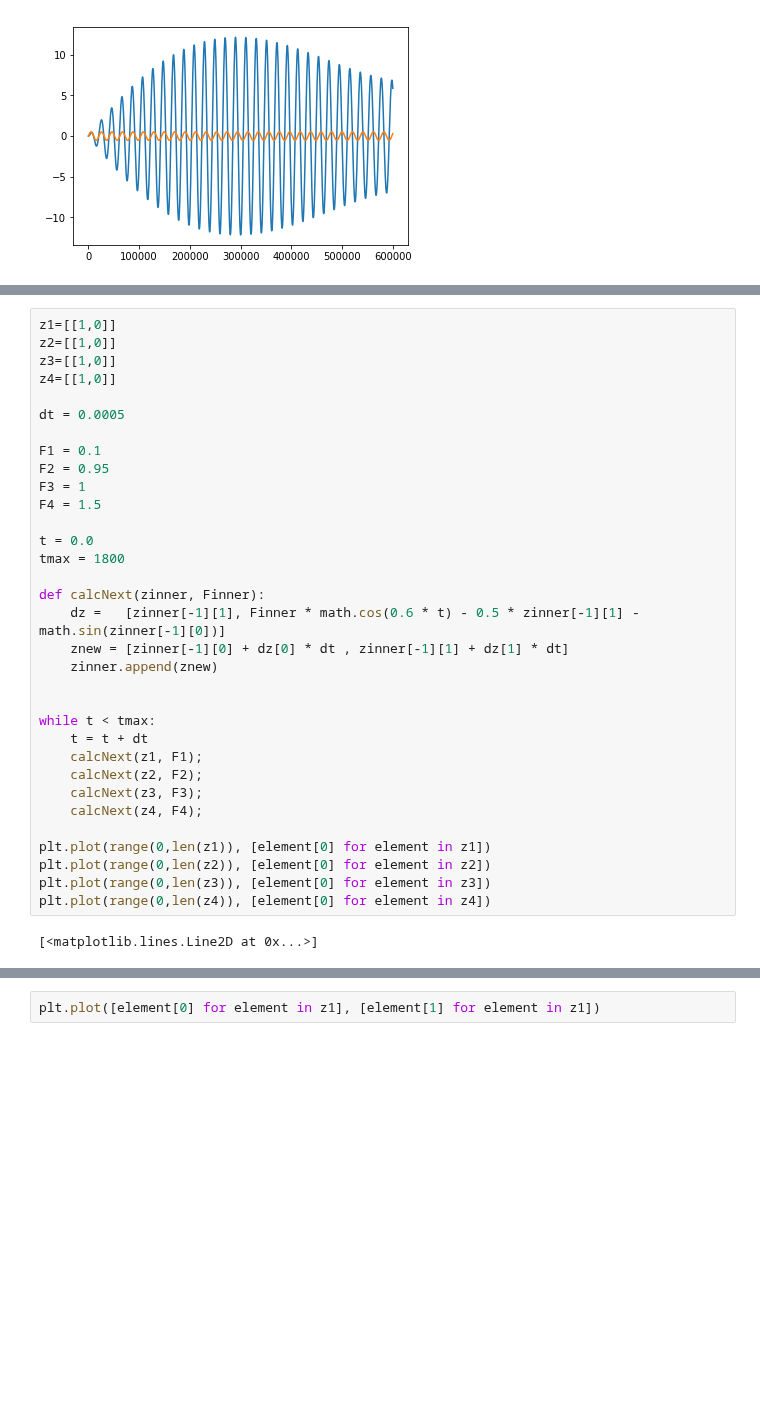
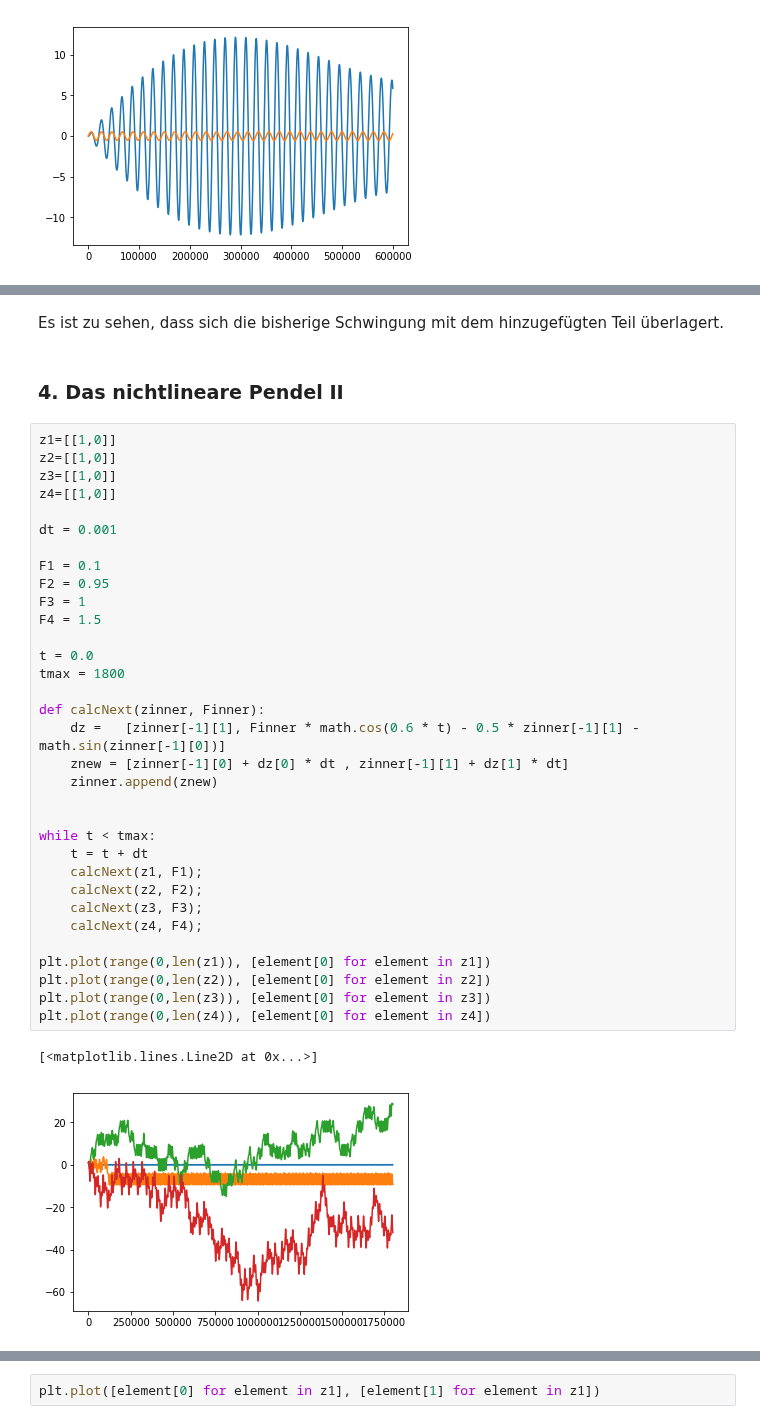
Before and after one commit to darenegade/modellbildung, a Jupyter notebook: Abgabe 3/Aufgabe3-4.ipynb, the cells around one changed output, grey strips where cells are left out. Drawn from its saved outputs; the diff is of its cells as text; blank space fills up the shorter version.

```diff
--- a/Abgabe 3/Aufgabe3-4.ipynb
+++ b/Abgabe 3/Aufgabe3-4.ipynb
@@ -96,35 +97,40 @@ plt.plot(range(0,len(z2)), [element[1] for element in z2])
+# %% [markdown]
+Es ist zu sehen, dass sich die bisherige Schwingung mit dem hinzugefügten Teil überlagert.
+# %% [markdown]
+### 4. Das nichtlineare Pendel II
 # %%
 z1=[[1,0]]
 z2=[[1,0]]
 z3=[[1,0]]
 z4=[[1,0]]
 
-dt = 0.0005
+dt = 0.001
 
 F1 = 0.1
 F2 = 0.95
 F3 = 1
 F4 = 1.5
 
 t = 0.0
 tmax = 1800
 
 def calcNext(zinner, Finner):
     dz =   [zinner[-1][1], Finner * math.cos(0.6 * t) - 0.5 * zinner[-1][1] - math.sin(zinner[-1][0])]
     znew = [zinner[-1][0] + dz[0] * dt , zinner[-1][1] + dz[1] * dt]
     zinner.append(znew)
 
 
 while t < tmax:
     t = t + dt
     calcNext(z1, F1);
     calcNext(z2, F2);
     calcNext(z3, F3);
     calcNext(z4, F4);
 
 plt.plot(range(0,len(z1)), [element[0] for element in z1])
 plt.plot(range(0,len(z2)), [element[0] for element in z2])
 plt.plot(range(0,len(z3)), [element[0] for element in z3])
 plt.plot(range(0,len(z4)), [element[0] for element in z4])
 # %% [output]
 [<matplotlib.lines.Line2D at 0x...>]
+[figure, added]
```
Also changed, not shown: parts of 12 cells of this notebook.
